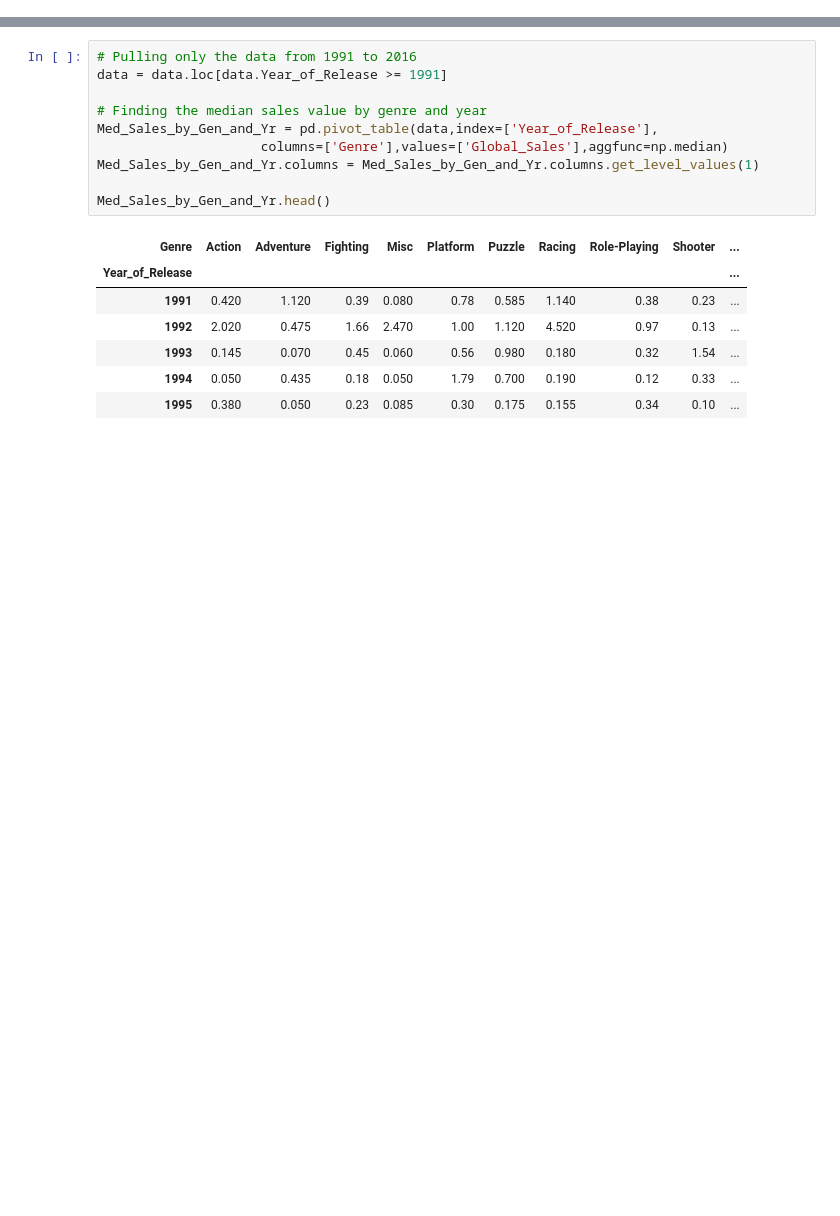
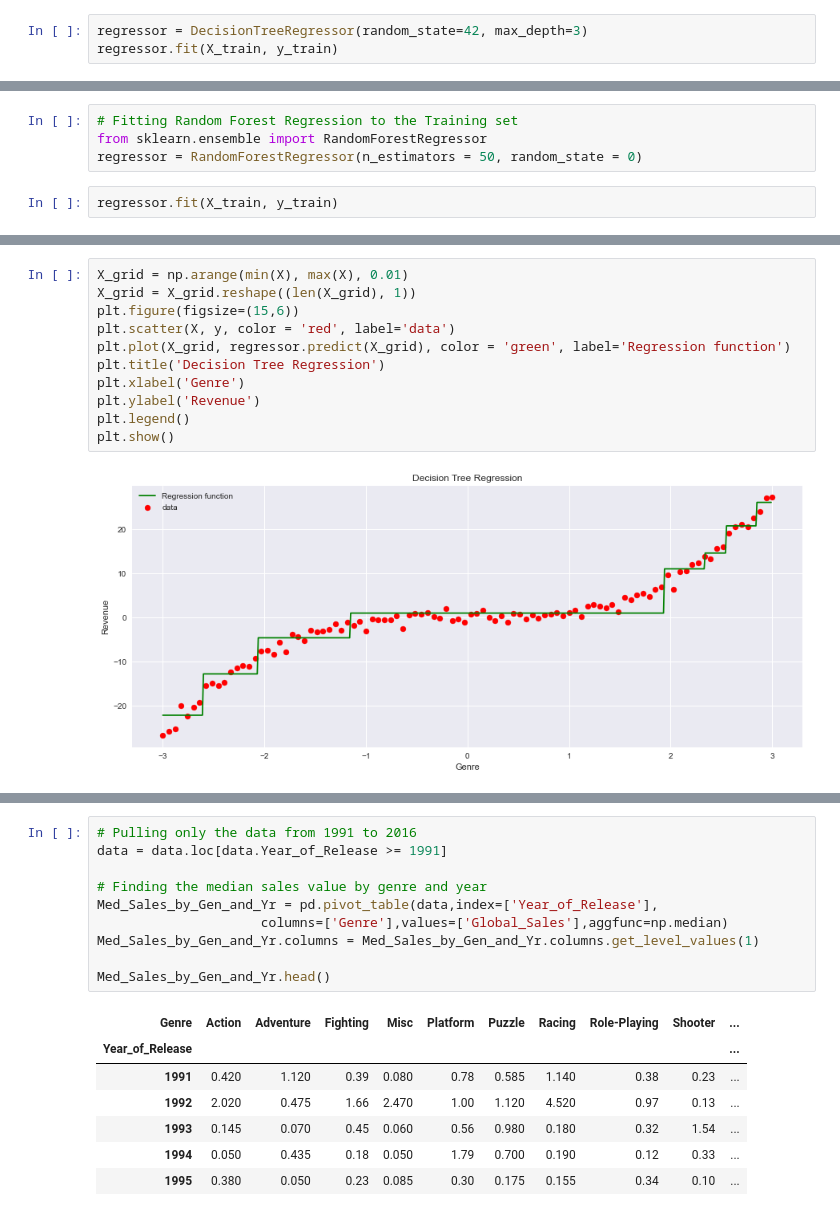
Before and after one commit to ABonc/AI_Capstone_2, a Jupyter notebook: Notebook.ipynb, the cells around one changed output, grey strips where cells are left out. Cells and saved outputs as stored; diff of their text form; blank space fills up the shorter version.

```diff
--- a/Notebook.ipynb
+++ b/Notebook.ipynb
@@ -18,0 +250,3 @@ data.head()
+# %%
+regressor = DecisionTreeRegressor(random_state=42, max_depth=3)
+regressor.fit(X_train, y_train)
@@ -18,0 +321,6 @@ data.head()
+# %%
+# Fitting Random Forest Regression to the Training set
+from sklearn.ensemble import RandomForestRegressor
+regressor = RandomForestRegressor(n_estimators = 50, random_state = 0)
+# %%
+regressor.fit(X_train, y_train)
@@ -31,0 +449,13 @@ data.Year_of_Release = data['Year_of_Release'].astype(int)
+# %%
+X_grid = np.arange(min(X), max(X), 0.01)
+X_grid = X_grid.reshape((len(X_grid), 1))
+plt.figure(figsize=(15,6))
+plt.scatter(X, y, color = 'red', label='data')
+plt.plot(X_grid, regressor.predict(X_grid), color = 'green', label='Regression function')
+plt.title('Decision Tree Regression')
+plt.xlabel('Genre')
+plt.ylabel('Revenue')
+plt.legend()
+plt.show()
+# %% [output]
+[figure, added]
```
Also changed, not shown: parts of 53 cells of this notebook.
